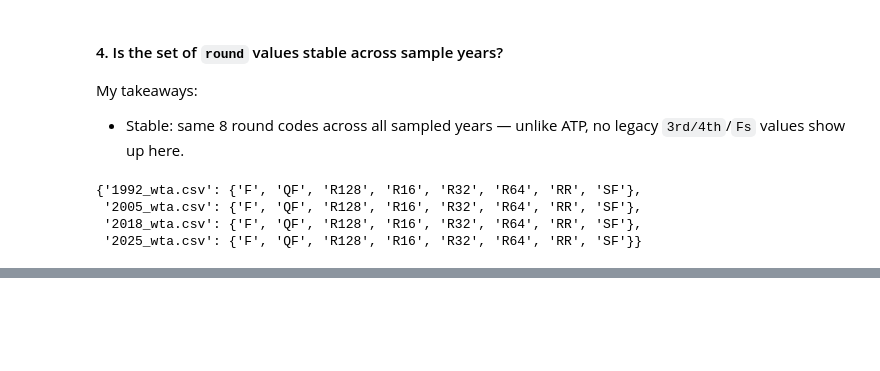
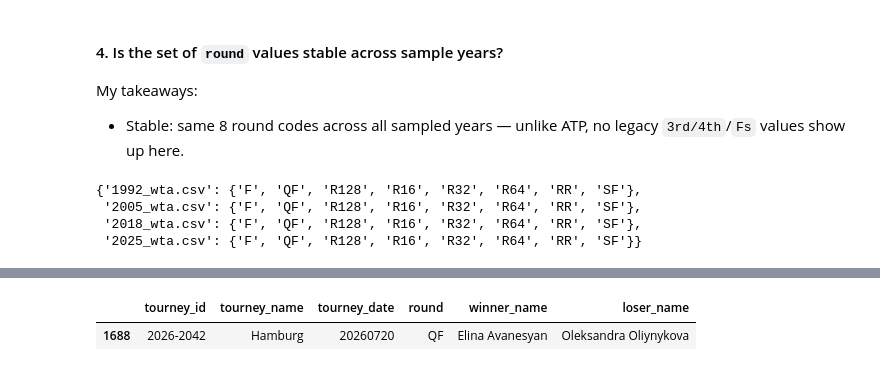
Before and after one commit to anajbellini/DataDeuce, a Jupyter notebook: analysis/source_profiling.ipynb, the cells around one changed output, grey strips where cells are left out. Drawn from its saved outputs; the diff is of its cells as text; code cells hidden in the pictures; blank space fills up the shorter version.

```diff
--- a/analysis/source_profiling.ipynb
+++ b/analysis/source_profiling.ipynb
@@ -1050,0 +1087,8 @@ My takeaways:
+# %%
+# the one null-score row: a real winner, so not an "unplayed" match
+wta_2026[wta_2026["score"].isnull()][
+    ["tourney_id", "tourney_name", "tourney_date", "round", "winner_name", "loser_name"]
+]
+# %% [output]
+|  | tourney_id | tourney_name | tourney_date | round | winner_name | loser_name |
+| 1688 | 2026-2042 | Hamburg | 20260720 | QF | Elina Avanesyan | Oleksandra Oliynykova |
```
Also changed, not shown: parts of 11 cells of this notebook.
